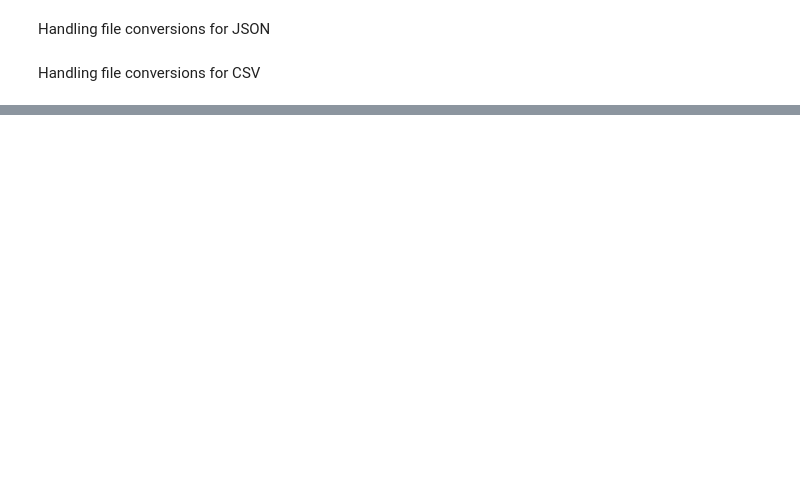
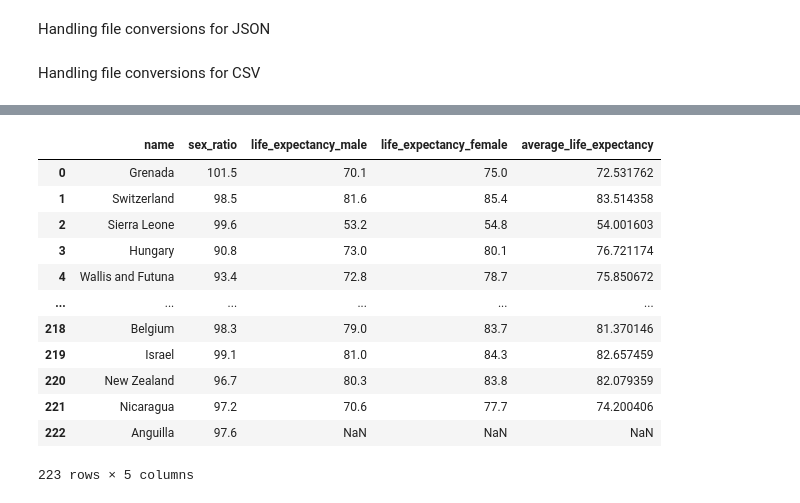
Before and after one commit to McMeans/ds2002_project1, a Jupyter notebook: project.ipynb, the cells around one changed output, grey strips where cells are left out. Cells and saved outputs as stored; diff of their text form; code cells hidden in the pictures; blank space fills up the shorter version.

```diff
--- a/project.ipynb
+++ b/project.ipynb
@@ -75,0 +302,23 @@ def convert_from_csv(csv_file_path, result_type):
+# %%
+# calculate average life expectancy using sex ratio and life expectancy of males/females
+api_df['average_life_expectancy'] = api_df.apply(lambda row:
+    (row['life_expectancy_male'] * row['sex_ratio'] + row['life_expectancy_female'] * 100) / (row['sex_ratio'] + 100)
+    if pd.notnull(row['life_expectancy_male']) and pd.notnull(row['life_expectancy_female']) and pd.notnull(row['sex_ratio'])
+    else None, axis=1)
+
+# display new data
+display(api_df[['name', 'sex_ratio', 'life_expectancy_male', 'life_expectancy_female', 'average_life_expectancy']])
+# %% [output]
+|  | name | sex_ratio | life_expectancy_male | life_expectancy_female | average_life_expectancy |
+| 0 | Grenada | 101.5 | 70.1 | 75.0 | 72.531762 |
+| 1 | Switzerland | 98.5 | 81.6 | 85.4 | 83.514358 |
+| 2 | Sierra Leone | 99.6 | 53.2 | 54.8 | 54.001603 |
+| 3 | Hungary | 90.8 | 73.0 | 80.1 | 76.721174 |
+| 4 | Wallis and Futuna | 93.4 | 72.8 | 78.7 | 75.850672 |
+| ... | ... | ... | ... | ... | ... |
+| 218 | Belgium | 98.3 | 79.0 | 83.7 | 81.370146 |
+| 219 | Israel | 99.1 | 81.0 | 84.3 | 82.657459 |
+| 220 | New Zealand | 96.7 | 80.3 | 83.8 | 82.079359 |
+| 221 | Nicaragua | 97.2 | 70.6 | 77.7 | 74.200406 |
+| 222 | Anguilla | 97.6 | NaN | NaN | NaN |
+223 rows × 5 columns
```
Also changed, not shown: parts of 28 cells of this notebook, 2 other files.
